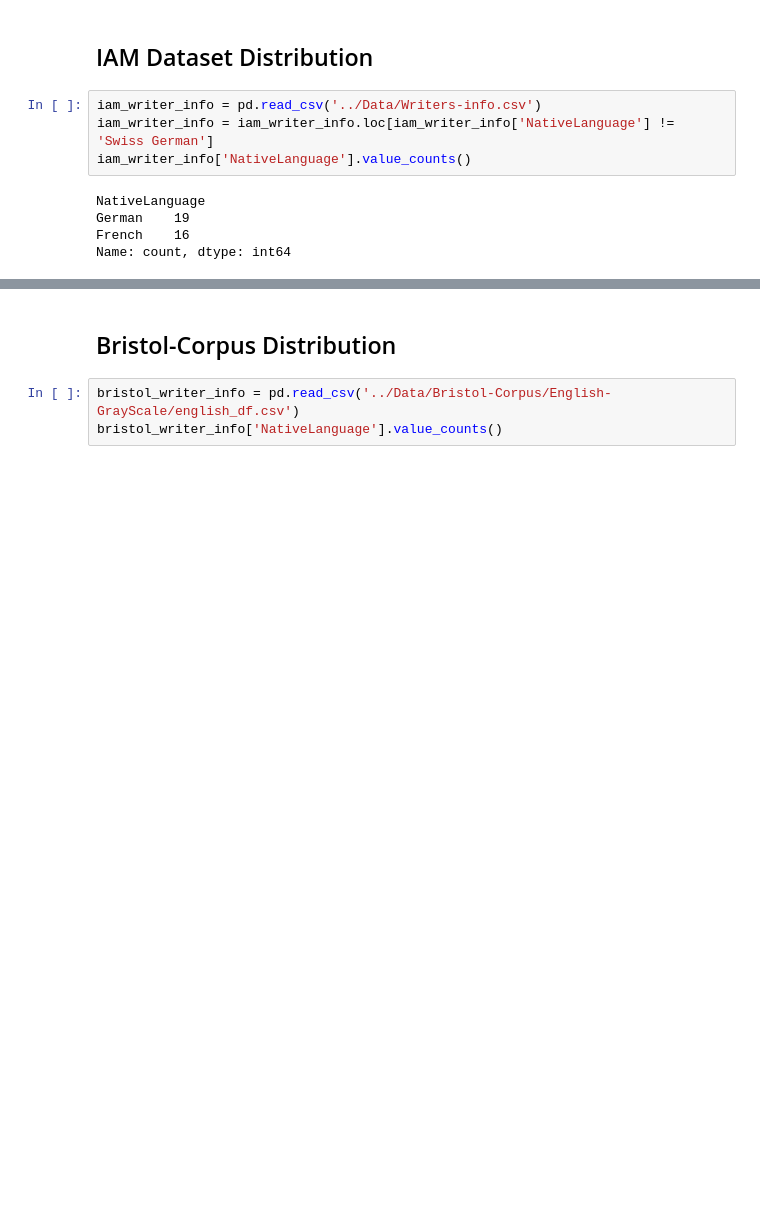
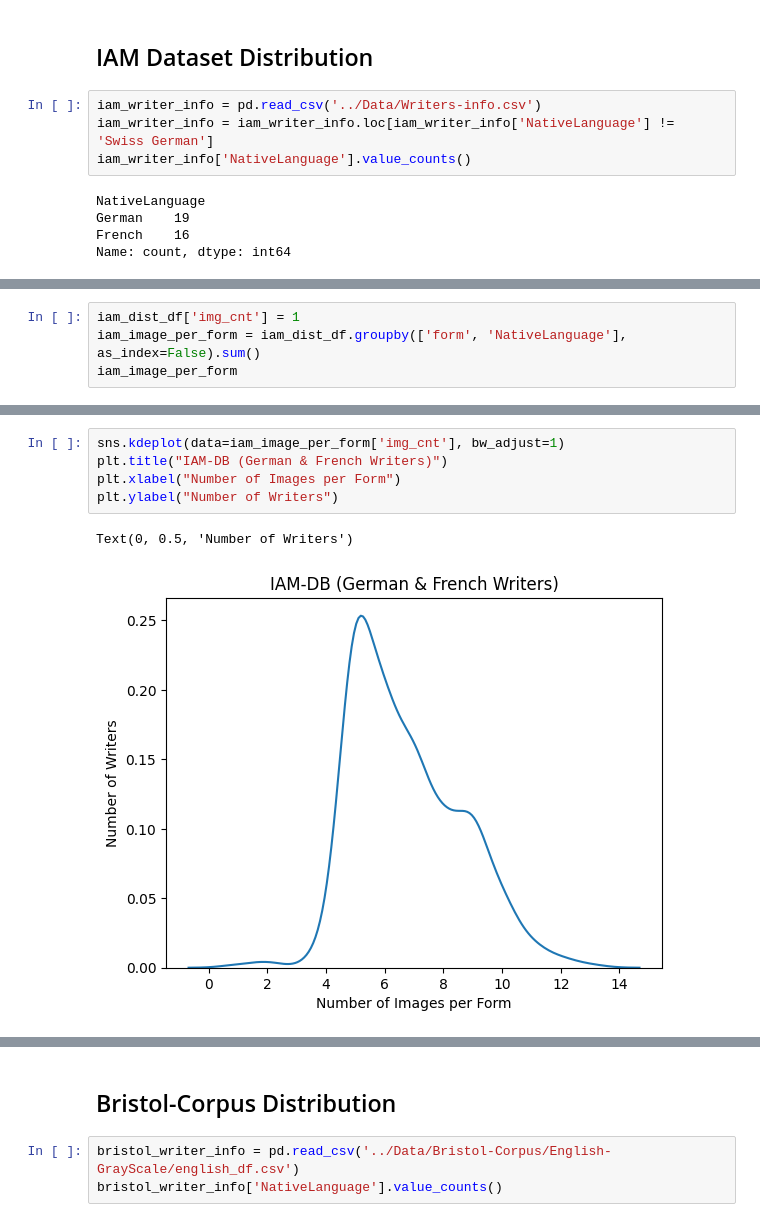
Before and after one commit to Simmmyirmm/Handwriting-Native-Language-Detection, a Jupyter notebook: Sentence-Segmentation/Dataset_Distribution.ipynb, the cells around one changed output, grey strips where cells are left out. Saved outputs shown, nothing was run; the diff lists cells and outputs as text; blank space fills up the shorter version.

```diff
--- a/Sentence-Segmentation/Dataset_Distribution.ipynb
+++ b/Sentence-Segmentation/Dataset_Distribution.ipynb
@@ -24,0 +92,4 @@ Name: count, dtype: int64
+# %%
+iam_dist_df['img_cnt'] = 1
+iam_image_per_form = iam_dist_df.groupby(['form', 'NativeLanguage'], as_index=False).sum()
+iam_image_per_form
@@ -24,0 +110,8 @@ Name: count, dtype: int64
+# %%
+sns.kdeplot(data=iam_image_per_form['img_cnt'], bw_adjust=1)
+plt.title("IAM-DB (German & French Writers)")
+plt.xlabel("Number of Images per Form")
+plt.ylabel("Number of Writers")
+# %% [output]
+Text(0, 0.5, 'Number of Writers')
+[figure, added]
```
Also changed, not shown: parts of 9 cells of this notebook.
